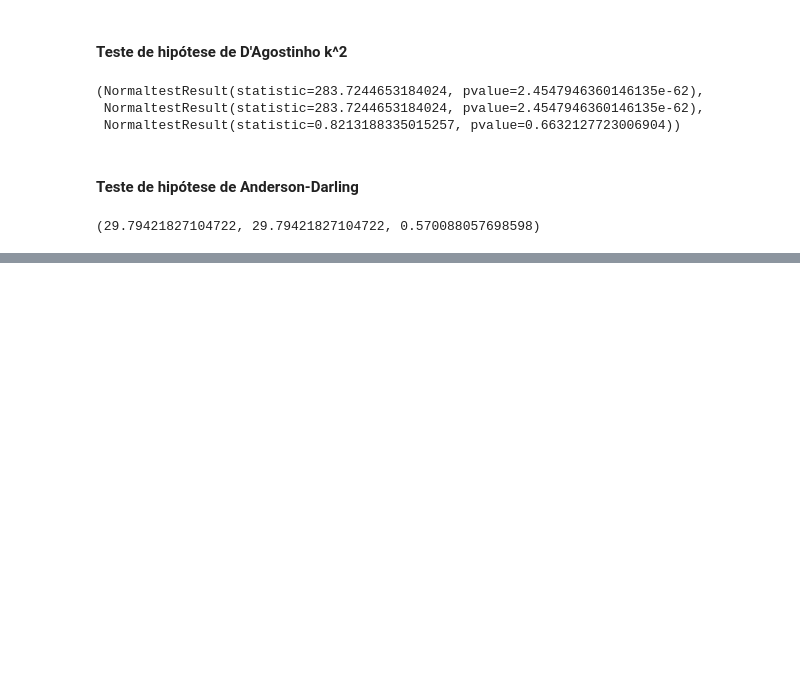
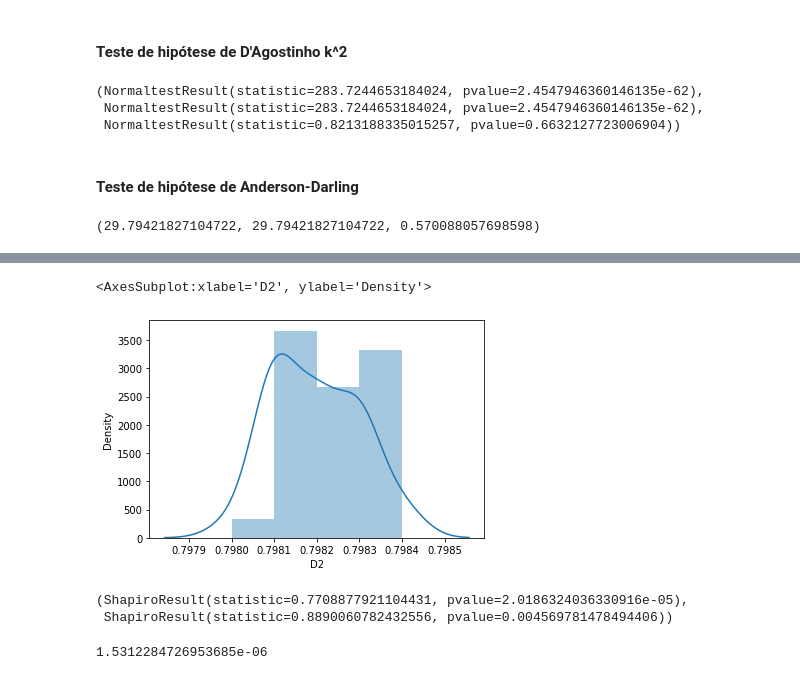
Before and after one commit to AlissonRaphael/statistics_for_data_science_and_machine_learning, a Jupyter notebook: 8_intervalo_confianca/avaliando_algoritmos_classificacao.ipynb, the cells around one changed output, grey strips where cells are left out. Saved outputs shown, nothing was run; the diff lists cells and outputs as text; code cells hidden in the pictures; blank space fills up the shorter version.

```diff
--- a/8_intervalo_confianca/avaliando_algoritmos_classificacao.ipynb
+++ b/8_intervalo_confianca/avaliando_algoritmos_classificacao.ipynb
@@ -354,0 +419,5 @@ teste.plot_simultaneous();
+# %%
+sns.distplot(dataset_nao_normal['D2'], kde=True)
+# %% [output]
+<AxesSubplot:xlabel='D2', ylabel='Density'>
+[figure, added]
@@ -354,0 +427,10 @@ teste.plot_simultaneous();
+# %%
+shapiro(dataset_nao_normal['D1']), shapiro(dataset_nao_normal['D2'])
+# %% [output]
+(ShapiroResult(statistic=0.7708877921104431, pvalue=2.0186324036330916e-05),
+ ShapiroResult(statistic=0.8890060782432556, pvalue=0.004569781478494406))
+# %%
+_, p = wilcoxon(dataset_nao_normal['D1'], dataset_nao_normal['D2'])
+p
+# %% [output]
+1.5312284726953685e-06
```
Also changed, not shown: parts of 49 cells of this notebook.
